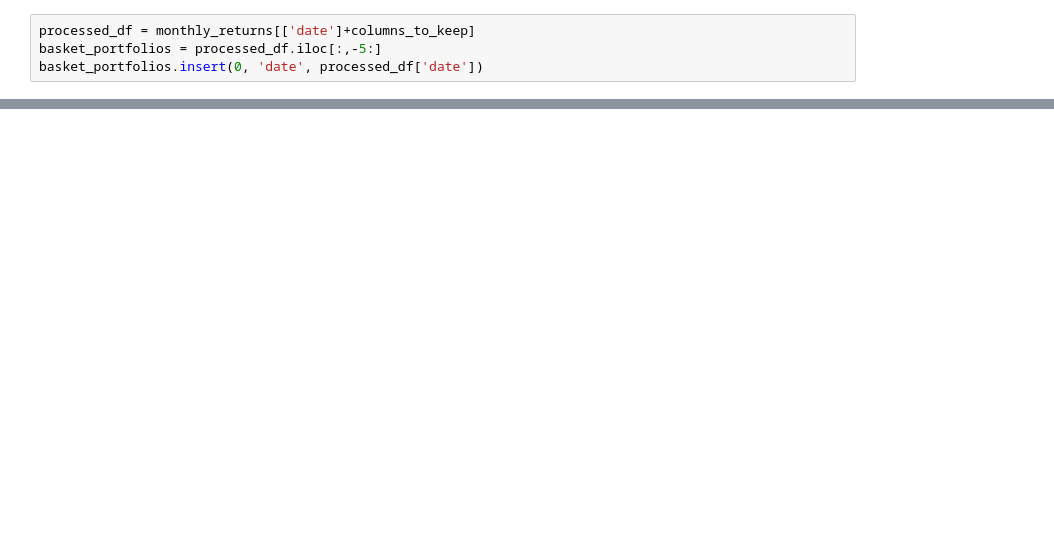
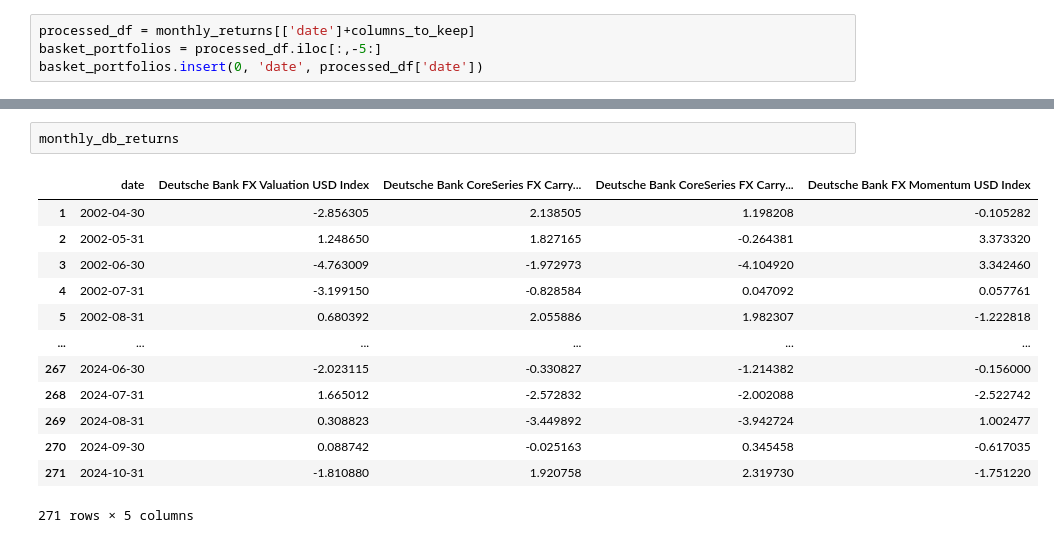
Before and after one commit to aminizadyar/Principal-Portfolios, a Jupyter notebook: FX_portfolios.ipynb, the cells around one changed output, grey strips where cells are left out. Cells and saved outputs as stored; diff of their text form; blank space fills up the shorter version.

```diff
--- a/FX_portfolios.ipynb
+++ b/FX_portfolios.ipynb
@@ -78,0 +133,16 @@ basket_portfolios.insert(0, 'date', processed_df['date'])
+# %%
+monthly_db_returns
+# %% [output]
+|  | date | Deutsche Bank FX Valuation USD Index | Deutsche Bank CoreSeries FX Carry... | Deutsche Bank CoreSeries FX Carry... | Deutsche Bank FX Momentum USD Index |
+| 1 | 2002-04-30 | -2.856305 | 2.138505 | 1.198208 | -0.105282 |
+| 2 | 2002-05-31 | 1.248650 | 1.827165 | -0.264381 | 3.373320 |
+| 3 | 2002-06-30 | -4.763009 | -1.972973 | -4.104920 | 3.342460 |
+| 4 | 2002-07-31 | -3.199150 | -0.828584 | 0.047092 | 0.057761 |
+| 5 | 2002-08-31 | 0.680392 | 2.055886 | 1.982307 | -1.222818 |
+| ... | ... | ... | ... | ... | ... |
+| 267 | 2024-06-30 | -2.023115 | -0.330827 | -1.214382 | -0.156000 |
+| 268 | 2024-07-31 | 1.665012 | -2.572832 | -2.002088 | -2.522742 |
+| 269 | 2024-08-31 | 0.308823 | -3.449892 | -3.942724 | 1.002477 |
+| 270 | 2024-09-30 | 0.088742 | -0.025163 | 0.345458 | -0.617035 |
+| 271 | 2024-10-31 | -1.810880 | 1.920758 | 2.319730 | -1.751220 |
+271 rows × 5 columns
```
Also changed, not shown: parts of 14 cells of this notebook.
